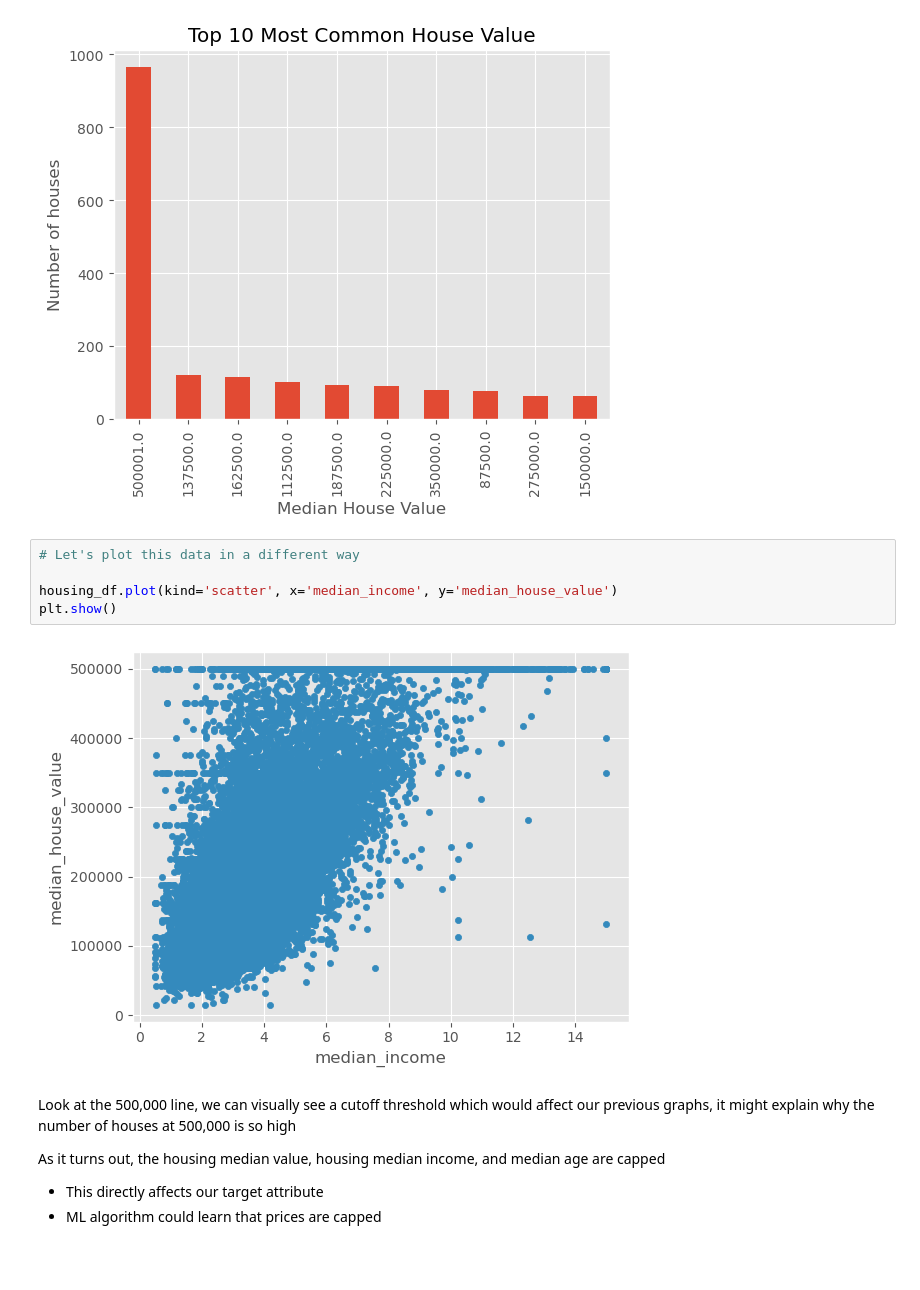
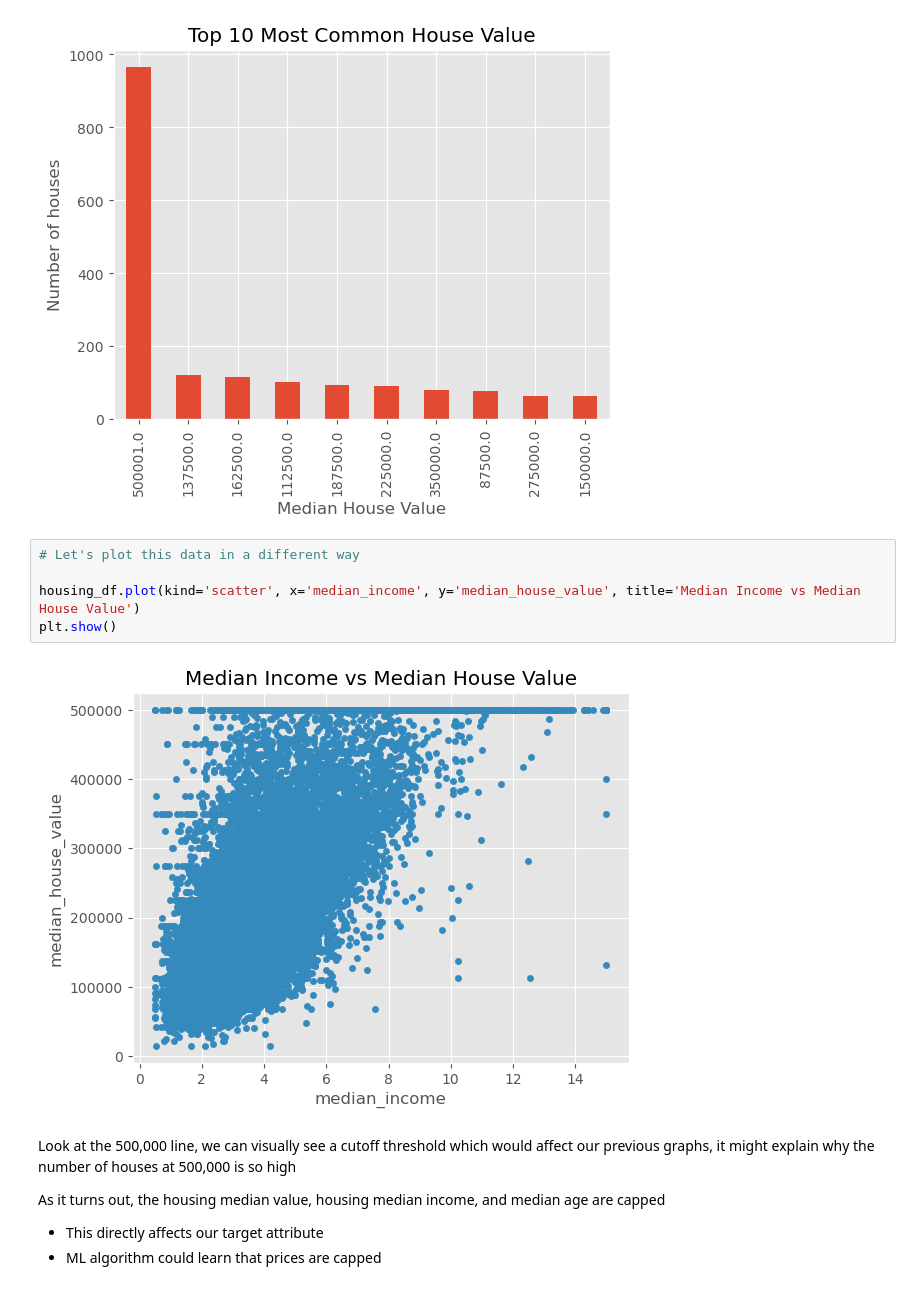
Before and after one commit to Crisheight/bloodCellClassificationEDA, a Jupyter notebook: rosaMLProject1.ipynb, the cells around one changed output. Cells and saved outputs as stored; diff of their text form; blank space fills up the shorter version.

```diff
--- a/rosaMLProject1.ipynb
+++ b/rosaMLProject1.ipynb
@@ -382,10 +382,10 @@ plt.show()
 # %%
 # Let's plot this data in a different way
 
-housing_df.plot(kind='scatter', x='median_income', y='median_house_value')
+housing_df.plot(kind='scatter', x='median_income', y='median_house_value', title='Median Income vs Median House Value')
 plt.show()
 # %% [output]
-[figure, old version]
+[figure, new version]
 # %% [markdown]
 Look at the 500,000 line, we can visually see a cutoff threshold which would affect our previous graphs, it might explain why the number of houses at 500,000 is so high
 
```
Also changed, not shown: parts of 15 cells of this notebook.
